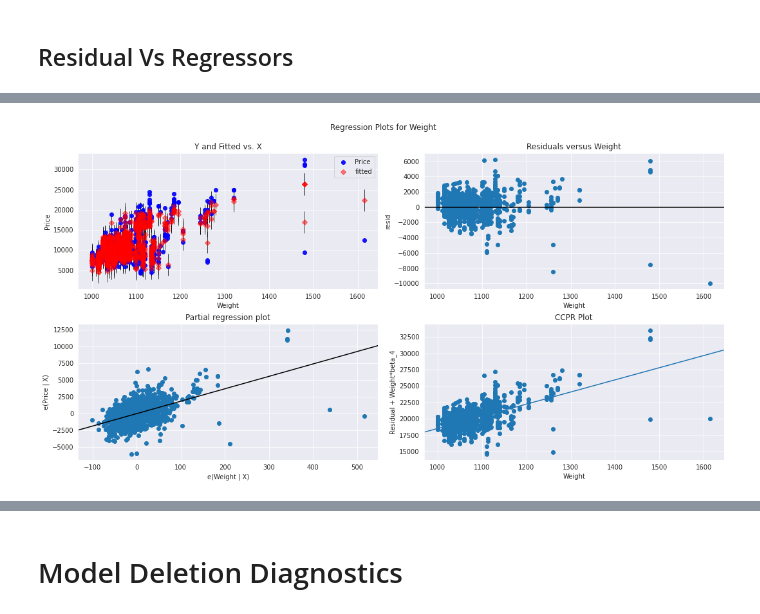
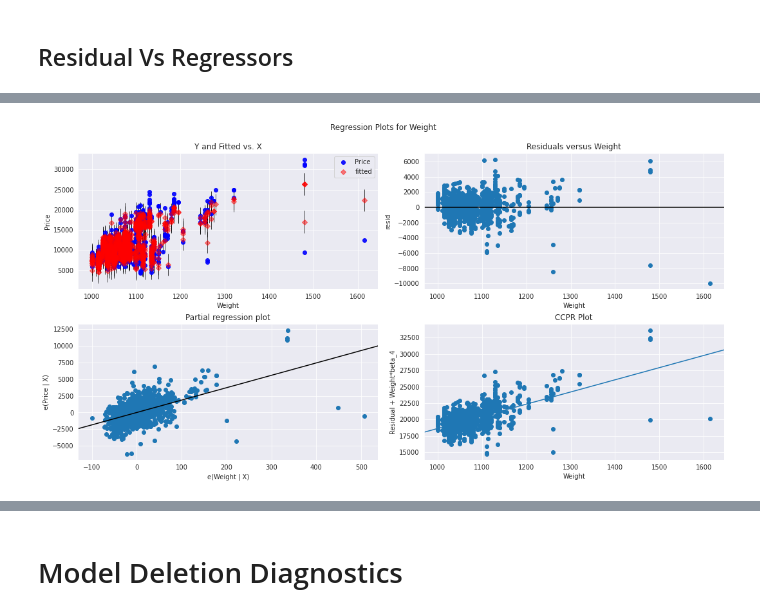
Before and after one commit to Bhavin52/Assignment, a Jupyter notebook: Multi_Linear_Regression_Q1.ipynb, the cells around one changed output, grey strips where cells are left out. Saved outputs shown, nothing was run; the diff lists cells and outputs as text; code cells hidden in the pictures.

```diff
--- a/Multi_Linear_Regression_Q1.ipynb
+++ b/Multi_Linear_Regression_Q1.ipynb
@@ -268,6 +241,6 @@ plt.show()
 # %%
 fig = plt.figure(figsize=(15,8))
-fig = sm.graphics.plot_regress_exog(model, "Weight", fig=fig)
+fig = sm.graphics.plot_regress_exog(model_0, "Weight", fig=fig)
 plt.show()
 # %% [output]
-[figure, old version]
+[figure, new version]
```
Also changed, not shown: parts of 25 cells of this notebook.
